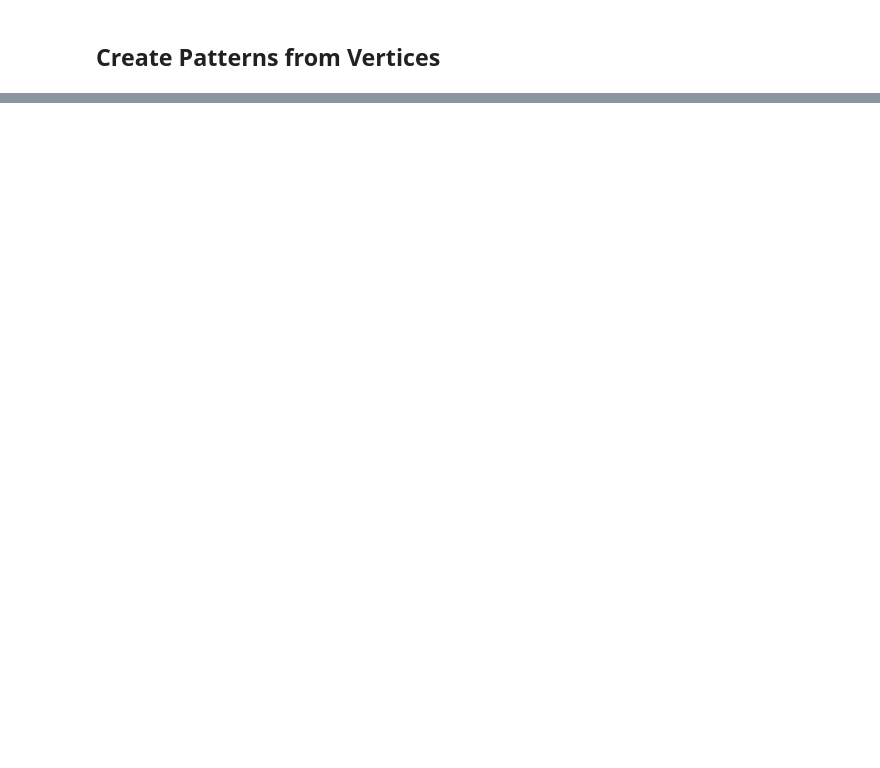
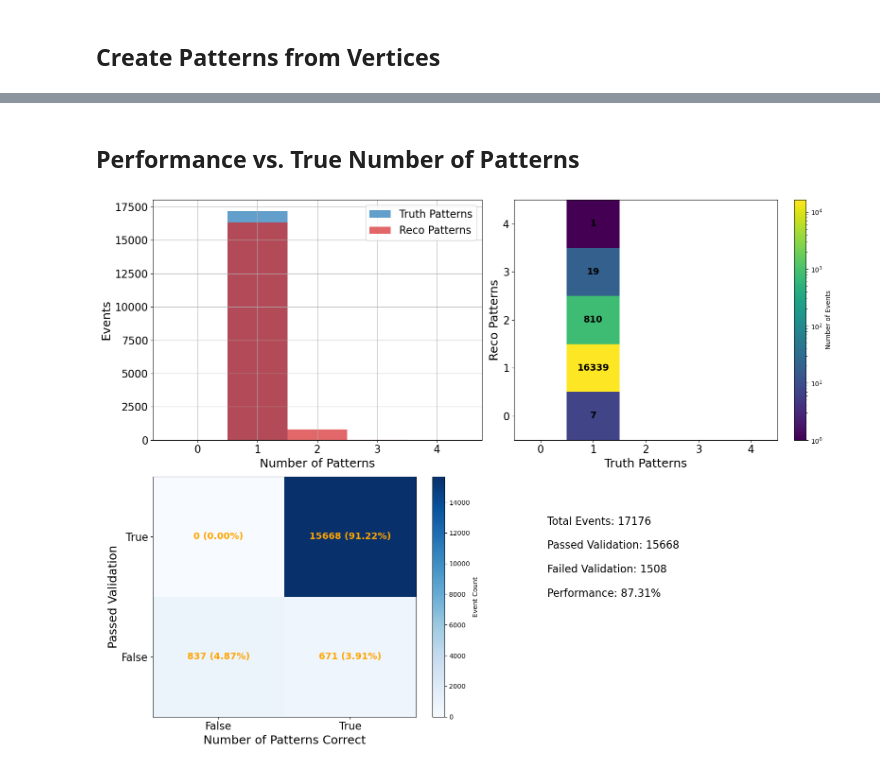
Before and after one commit to jaca230/pattern_finding_playground, a Jupyter notebook: analysis.ipynb, the cells around one changed output, grey strips where cells are left out. Saved outputs shown, nothing was run; the diff lists cells and outputs as text; code cells hidden in the pictures; blank space fills up the shorter version.

```diff
--- a/analysis.ipynb
+++ b/analysis.ipynb
@@ -117,0 +153,6 @@ print(event_patterns.extra_info)
+# %%
+# Choose a validation algorithm, I'm using one that checks that each pattern in the reco and truth contain the same tracklet ids
+# but you can write your own child class of EventValidator
+from algorithms.validation.tracklet_grouping_validator import TrackletGroupingValidator
+event_patterns.validator = TrackletGroupingValidator(verbose = 1)
+event_patterns.validate()
@@ -117,0 +204,16 @@ print(event_patterns.extra_info)
+# %%
+from algorithms.tracklet.default_tracklet_former import DefaultTrackletFormer
+from algorithms.vertex.kmeans_vertex_former import KMeansVertexFormer
+from algorithms.pattern.default_pattern_former import DefaultPatternFormer
+from algorithms.validation.tracklet_grouping_validator import TrackletGroupingValidator
+
+# Preallocate array
+reconstructed_events = np.empty(len(all_events), dtype=object)
+
+# tqdm with simple progress description
+with tqdm(total=len(all_events), desc="Reconstructing events") as pbar:
+    for i, event_index in enumerate(all_events):
+        event_patterns = EventPatterns(event_index, DefaultTrackletFormer(), KMeansVertexFormer(), DefaultPatternFormer(), TrackletGroupingValidator())
+        event_patterns.form_all(tree, geoHelper, event_index)
+        reconstructed_events[i] = event_patterns
+        pbar.update(1)
@@ -117,0 +242,8 @@ print(event_patterns.extra_info)
+# %% [markdown]
+## Performance vs. True Number of Patterns
+# %%
+reload(plotting_utils)
+title = f"Pattern Reconstruction by True Particle Composition ($N_{{\\text{{events}}}} = {len(reconstructed_events)}$)"
+plotting_utils.plot_event_patterns_summary(reconstructed_events, title =  None)
+# %% [output]
+[figure, added]
```
Also changed, not shown: parts of 22 cells of this notebook, 10 other files.
